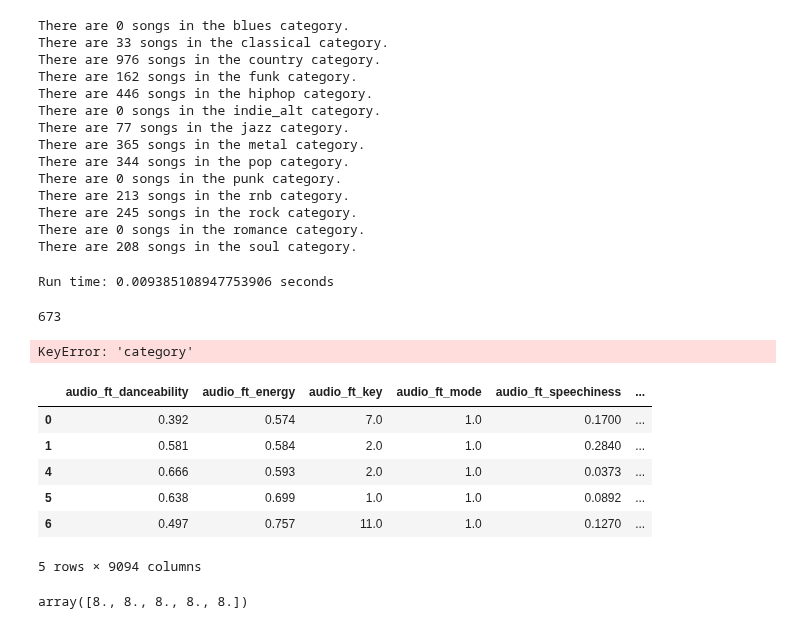
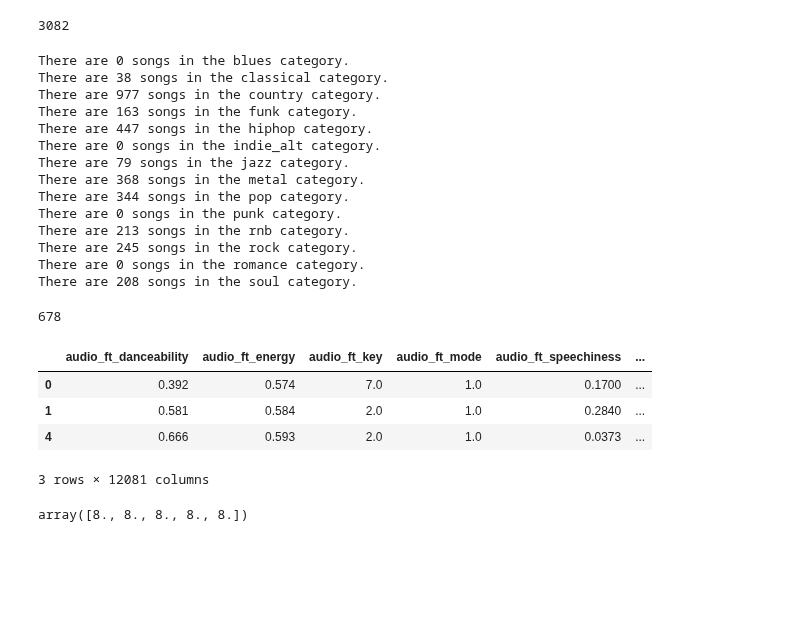
Before and after one commit to hannahkidwell/NLP-Spotify-Genres, a Jupyter notebook: random_forest_model.ipynb, the cells around one changed output. Drawn from its saved outputs; the diff is of its cells as text; code cells hidden in the pictures; blank space fills up the shorter version.

```diff
--- a/random_forest_model.ipynb
+++ b/random_forest_model.ipynb
@@ -92,7 +90,7 @@ t0 = time.time()
 category_genres = {}
 for category in category_list:
     genres = []
-    for index, row in filtered_lyric_SF_df[filtered_lyric_SF_df['category_name']==category].iterrows():
+    for index, row in filtered_lyric_TF_df[filtered_lyric_TF_df['category_name']==category].iterrows():
         genres.extend(row['genre_list'])
     unique_genres = list(set(genres))
     genre_counts = []
@@ -137,7 +135,7 @@ cat_genre_dict = {'pop': ['pop'],
                   'country': ['country']}
 indeces_to_keep = []
 indeces_to_remove = []
-for index, row in filtered_lyric_SF_df.iterrows():
+for index, row in filtered_lyric_TF_df.iterrows():
     keep = False
     category = row['category_name']
     for genre in cat_genre_dict[category]:
@@ -159,8 +157,8 @@ Run time: 32.202308177948 seconds
 # %%
 # Create non destructive copy and remove the unnecessary indeces
 t0 = time.time()
-filtered_lyric_SF_df2 = filtered_lyric_SF_df.drop(indeces_to_remove)
+filtered_lyric_TF_df2 = filtered_lyric_TF_df.drop(indeces_to_remove)
 t1 = time.time()
 print(f'Run time: {t1-t0} seconds')
-filtered_lyric_SF_df2.head()
+filtered_lyric_TF_df2.head(3)
 # %% [output]
@@ -184,19 +171,28 @@ len(filtered_lyric_SF_df2)
+# %%
+# Remove categories
+filtered_lyric_TF_df2 = filtered_lyric_TF_df2[filtered_lyric_TF_df2['category_name']!='romance']
+filtered_lyric_TF_df2 = filtered_lyric_TF_df2[filtered_lyric_TF_df2['category_name']!='punk']
+filtered_lyric_TF_df2 = filtered_lyric_TF_df2[filtered_lyric_TF_df2['category_name']!='blues']
+filtered_lyric_TF_df2 = filtered_lyric_TF_df2[filtered_lyric_TF_df2['category_name']!='indie_alt']
+len(filtered_lyric_TF_df2)
+# %% [output]
+3082
 # %%
 # Print how many songs there are in each category
 category_list = ['blues', 'classical', 'country', 'funk', 'hiphop', 'indie_alt', 'jazz',
                  'metal', 'pop', 'punk', 'rnb', 'rock', 'romance', 'soul']
 for cat in category_list:
-    song_count = len(filtered_lyric_SF_df2[filtered_lyric_SF_df2['category_name']==cat])
+    song_count = len(filtered_lyric_TF_df2[filtered_lyric_TF_df2['category_name']==cat])
     print(f'There are {song_count} songs in the {cat} category.')
 # %% [output]
 There are 0 songs in the blues category.
-There are 33 songs in the classical category.
-There are 976 songs in the country category.
-There are 162 songs in the funk category.
-There are 446 songs in the hiphop category.
+There are 38 songs in the classical category.
+There are 977 songs in the country category.
+There are 163 songs in the funk category.
+There are 447 songs in the hiphop category.
 There are 0 songs in the indie_alt category.
-There are 77 songs in the jazz category.
-There are 365 songs in the metal category.
+There are 79 songs in the jazz category.
+There are 368 songs in the metal category.
 There are 344 songs in the pop category.
 There are 0 songs in the punk category.
 There are 213 songs in the rnb category.
@@ -205,29 +201,11 @@ There are 0 songs in the romance category.
 There are 208 songs in the soul category.
 # %%
 # Create a list of all genres
-t0 = time.time()
 genres_list = []
-genre_column = list(filtered_lyric_SF_df['genre_list'])
+genre_column = list(filtered_lyric_TF_df['genre_list'])
 for artist_genres in genre_column:
     genres_list.extend(artist_genres)
 genres_list = list(set(genres_list))
-t1 = time.time()
-print(f'Run time: {t1-t0} seconds')
 len(genres_list)
 # %% [output]
-Run time: 0.009385108947753906 seconds
+678
-673
-# %%
-# Find genres that are unique to one category
-t0 = time.time()
-unique_genres = []
-for genre in genres_list:
-    genre_df = filtered_lyric_SF_df[pd.DataFrame(filtered_lyric_SF_df['genre_list'].tolist()).isin(np.tile(genre, len(filtered_lyric_SF_df))).any(1).values]
-    if len(set(genre_df['category'])) == 1:
-        unique_genres.append(genre)
-unique_genres = list(set(unique_genres))
-t1 = time.time()
-print(f'Run time: {t1-t0} seconds')
-len(unique_genres)
-# %% [output]
-KeyError: 'category'
@@ -240,15 +212,13 @@ KeyError: 'category'
 # %%
 # Define the features set
-X = filtered_lyric_SF_df2.copy()
+X = filtered_lyric_TF_df2.copy()
 X = X.drop(['song_name', 'artist_name', 'category_name', 'category_id', 'genre_list'], axis=1)
-X.head()
+X.head(3)
 # %% [output]
 |  | audio_ft_danceability | audio_ft_energy | audio_ft_key | audio_ft_mode | audio_ft_speechiness | ... |
 | 0 | 0.392 | 0.574 | 7.0 | 1.0 | 0.1700 | ... |
 | 1 | 0.581 | 0.584 | 2.0 | 1.0 | 0.2840 | ... |
 | 4 | 0.666 | 0.593 | 2.0 | 1.0 | 0.0373 | ... |
-| 5 | 0.638 | 0.699 | 1.0 | 1.0 | 0.0892 | ... |
-| 6 | 0.497 | 0.757 | 11.0 | 1.0 | 0.1270 | ... |
-5 rows × 9094 columns
+3 rows × 12081 columns
 # %%
 # Define the target set
```
Also changed, not shown: parts of 21 cells of this notebook.
